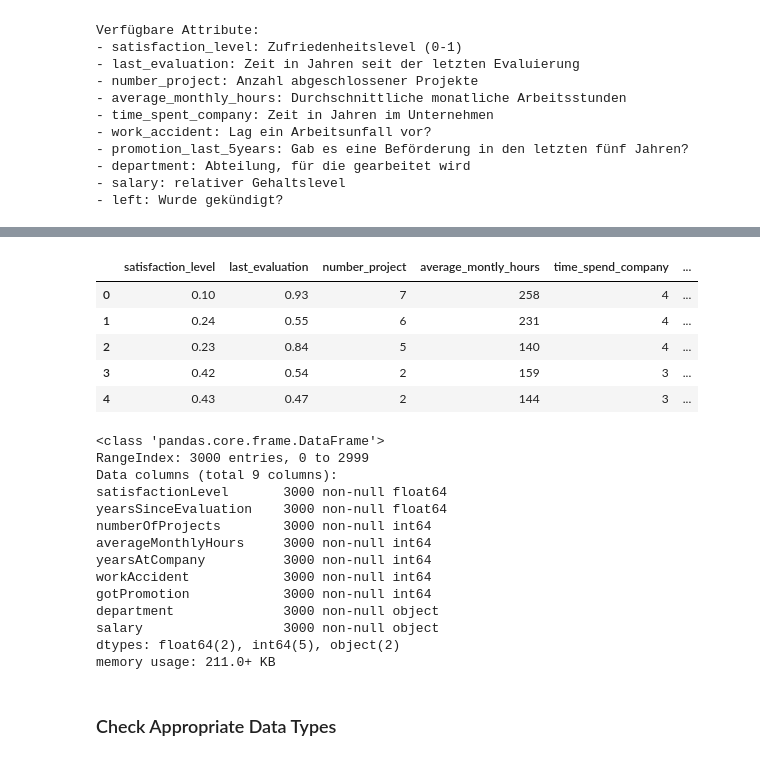
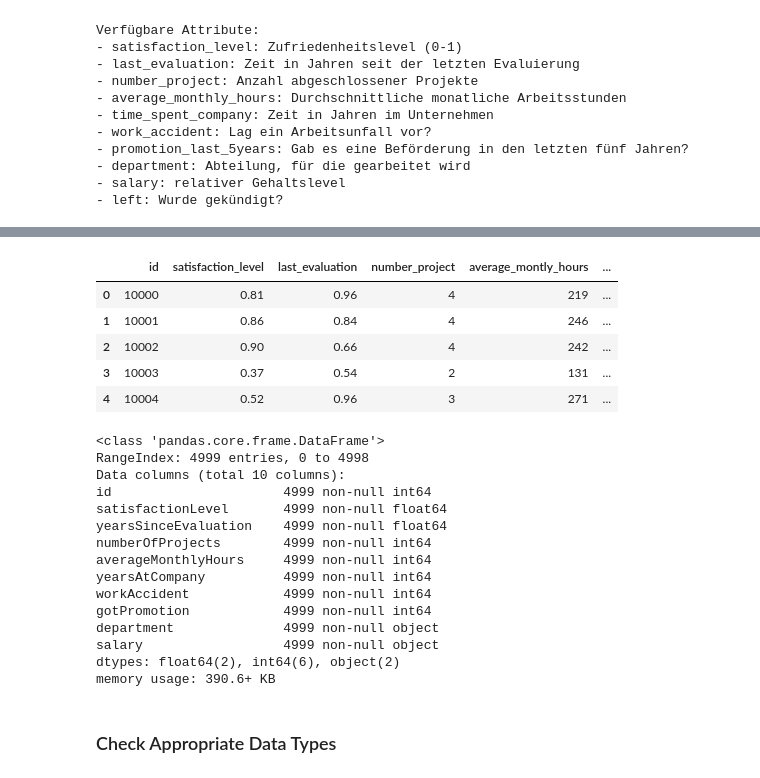
Before and after one commit to hhz-analytics-team/hr-competition, a Jupyter notebook: hr_competition_11_load_data.ipynb, the cells around one changed output, grey strips where cells are left out. Cells and saved outputs as stored; diff of their text form; code cells hidden in the pictures.

```diff
--- a/hr_competition_11_load_data.ipynb
+++ b/hr_competition_11_load_data.ipynb
@@ -96,14 +97,14 @@ memory usage: 937.5+ KB
 # %%
 # Testdaten einlesen
-df_test = pd.read_csv('data/hr_test.csv', delimiter=';', decimal='.')
+df_test = pd.read_csv('data/hr_test.csv', delimiter=',', decimal='.')
 df_test.head()
 # %% [output]
-|  | satisfaction_level | last_evaluation | number_project | average_montly_hours | time_spend_company | ... |
-| 0 | 0.10 | 0.93 | 7 | 258 | 4 | ... |
-| 1 | 0.24 | 0.55 | 6 | 231 | 4 | ... |
-| 2 | 0.23 | 0.84 | 5 | 140 | 4 | ... |
-| 3 | 0.42 | 0.54 | 2 | 159 | 3 | ... |
-| 4 | 0.43 | 0.47 | 2 | 144 | 3 | ... |
+|  | id | satisfaction_level | last_evaluation | number_project | average_montly_hours | ... |
+| 0 | 10000 | 0.81 | 0.96 | 4 | 219 | ... |
+| 1 | 10001 | 0.86 | 0.84 | 4 | 246 | ... |
+| 2 | 10002 | 0.90 | 0.66 | 4 | 242 | ... |
+| 3 | 10003 | 0.37 | 0.54 | 2 | 131 | ... |
+| 4 | 10004 | 0.52 | 0.96 | 3 | 271 | ... |
 # %%
 # Spaltenbezeichner anpassen
 df_test = df_test.rename(columns={
@@ -122,19 +123,20 @@ df_test = df_test.rename(columns={
 df_test.info()
 # %% [output]
 <class 'pandas.core.frame.DataFrame'>
-RangeIndex: 3000 entries, 0 to 2999
-Data columns (total 9 columns):
-satisfactionLevel       3000 non-null float64
-yearsSinceEvaluation    3000 non-null float64
-numberOfProjects        3000 non-null int64
-averageMonthlyHours     3000 non-null int64
-yearsAtCompany          3000 non-null int64
-workAccident            3000 non-null int64
-gotPromotion            3000 non-null int64
-department              3000 non-null object
-salary                  3000 non-null object
-dtypes: float64(2), int64(5), object(2)
-memory usage: 211.0+ KB
+RangeIndex: 4999 entries, 0 to 4998
+Data columns (total 10 columns):
+id                      4999 non-null int64
+satisfactionLevel       4999 non-null float64
+yearsSinceEvaluation    4999 non-null float64
+numberOfProjects        4999 non-null int64
+averageMonthlyHours     4999 non-null int64
+yearsAtCompany          4999 non-null int64
+workAccident            4999 non-null int64
+gotPromotion            4999 non-null int64
+department              4999 non-null object
+salary                  4999 non-null object
+dtypes: float64(2), int64(6), object(2)
+memory usage: 390.6+ KB
 # %% [markdown]
 ### Check Appropriate Data Types
 # %%
```
Also changed, not shown: parts of 4 cells of this notebook, 32 other files.
